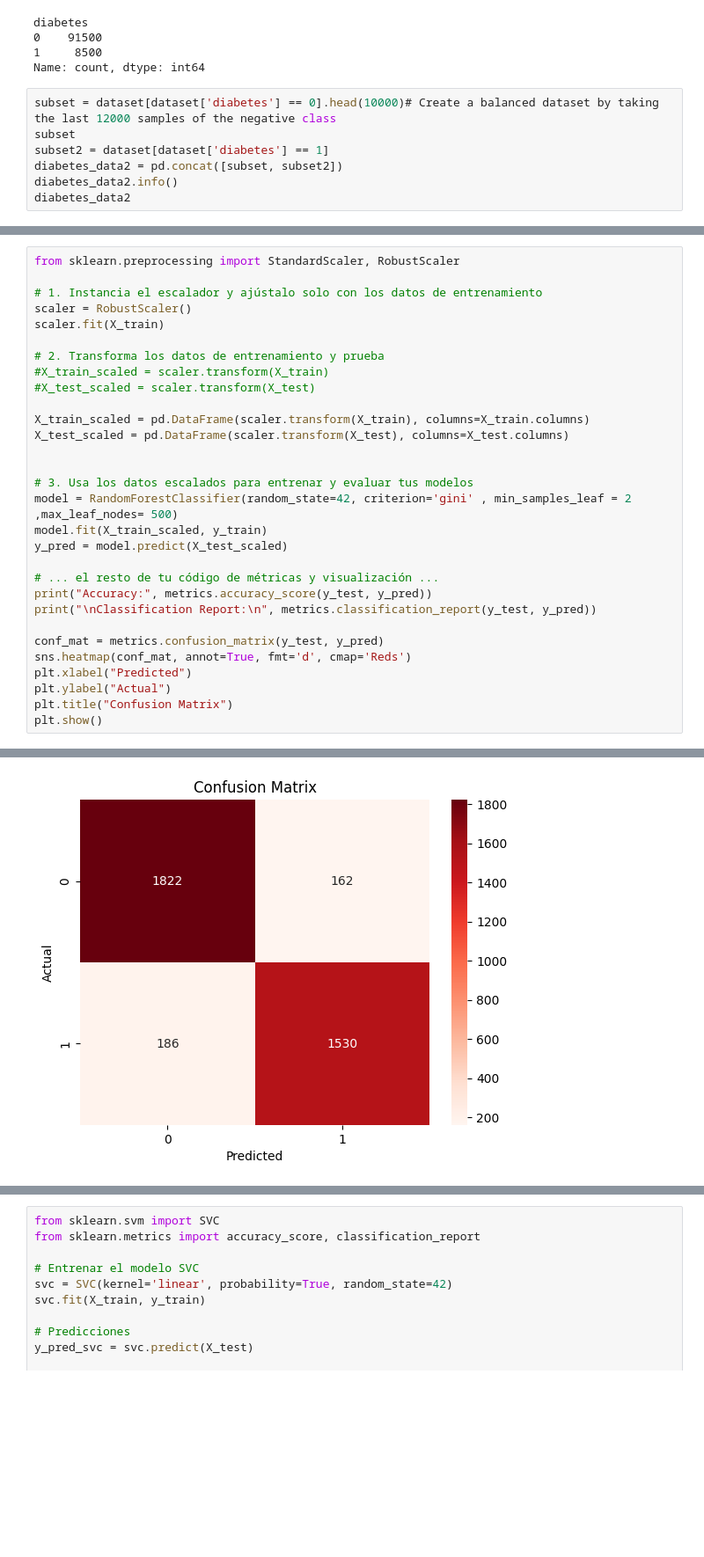
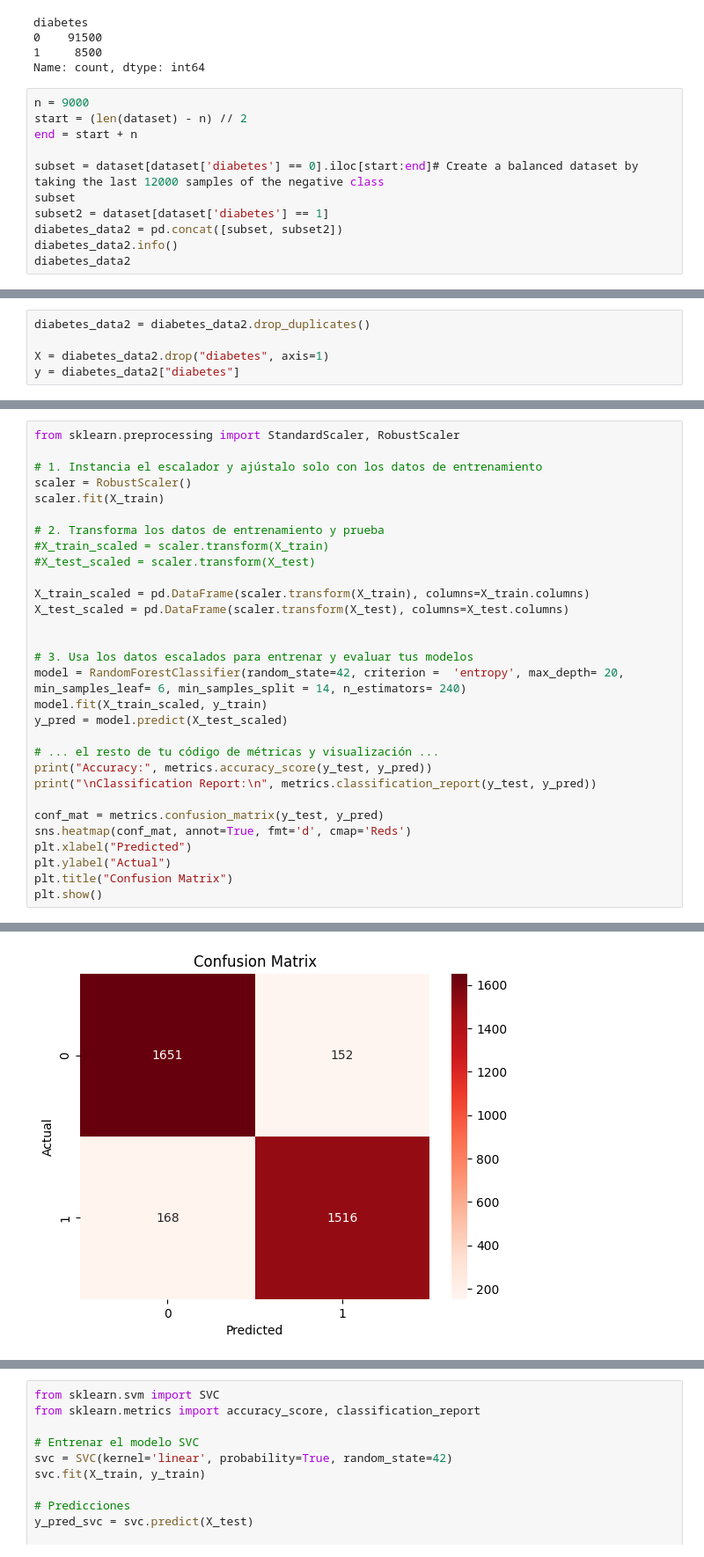
Before and after one commit to cenixeriadev/DiabetesPredictorWeb, a Jupyter notebook: models-ri-ml/prueba.ipynb, the cells around one changed output, grey strips where cells are left out. Shown: that part at 88% size. Cells and saved outputs as stored; diff of their text form; blank space fills up the shorter version.

```diff
--- a/models-ri-ml/prueba.ipynb
+++ b/models-ri-ml/prueba.ipynb
@@ -124,7 +124,11 @@ diabetes
 1     8500
 Name: count, dtype: int64
 # %%
-subset = dataset[dataset['diabetes'] == 0].head(10000)# Create a balanced dataset by taking the last 12000 samples of the negative class
+n = 9000
+start = (len(dataset) - n) // 2
+end = start + n
+
+subset = dataset[dataset['diabetes'] == 0].iloc[start:end]# Create a balanced dataset by taking the last 12000 samples of the negative class
 subset
 subset2 = dataset[dataset['diabetes'] == 1]
 diabetes_data2 = pd.concat([subset, subset2])
@@ -197,0 +209,5 @@ diabetes_data2
+# %%
+diabetes_data2 = diabetes_data2.drop_duplicates()
+
+X = diabetes_data2.drop("diabetes", axis=1)
+y = diabetes_data2["diabetes"]
@@ -319,7 +366,7 @@ X_test_scaled = pd.DataFrame(scaler.transform(X_test), columns=X_test.columns)
 
 
 # 3. Usa los datos escalados para entrenar y evaluar tus modelos
-model = RandomForestClassifier(random_state=42, criterion='gini' , min_samples_leaf = 2 ,max_leaf_nodes= 500)
+model = RandomForestClassifier(random_state=42, criterion =  'entropy', max_depth= 20, min_samples_leaf= 6, min_samples_split = 14, n_estimators= 240)
 model.fit(X_train_scaled, y_train)
 y_pred = model.predict(X_test_scaled)
 
@@ -348 +395 @@ weighted avg       0.91      0.91      0.91      3700
-[figure, old version]
+[figure, new version]
```
Also changed, not shown: parts of 21 cells of this notebook.
